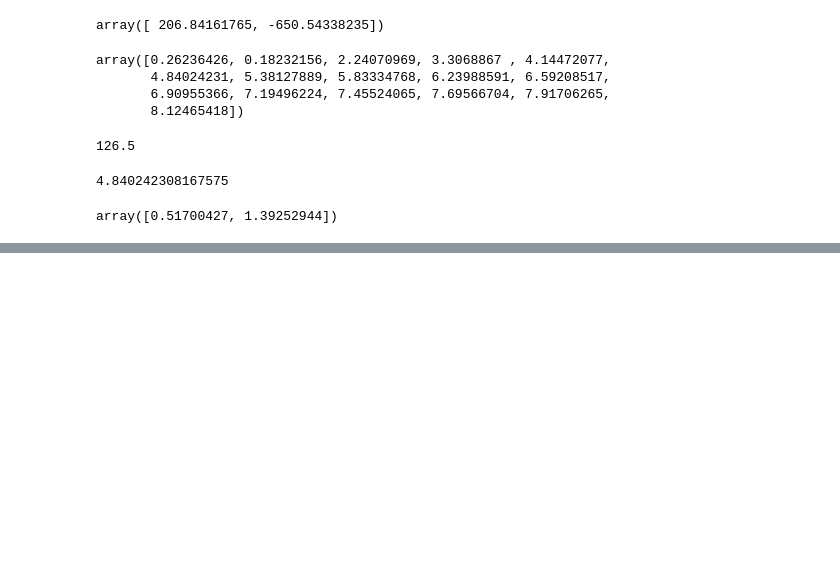
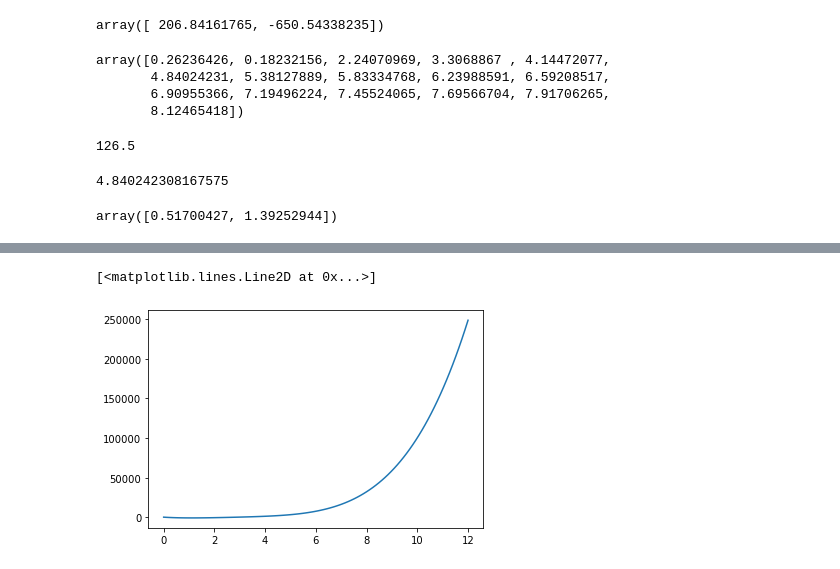
Before and after one commit to Willie2511/Machine-Learning-and-Statistics, a Jupyter notebook: exercises/03. Parameters - Exercises.ipynb, the cells around one changed output, grey strips where cells are left out. Cells and saved outputs as stored; diff of their text form; code cells hidden in the pictures; blank space fills up the shorter version.

```diff
--- a/exercises/03. Parameters - Exercises.ipynb
+++ b/exercises/03. Parameters - Exercises.ipynb
@@ -45,0 +63,3 @@ array([0.51700427, 1.39252944])
+# %%
+x2 = [0.0, 1.0, 2.0, 3.0, 4.0, 5.0, 6.0, 7.0, 8.0, 9.0, 10.0, 11.0, 12.0]
+y2 = [5.7, 16.6, 58.0, 278.9, 1069.3, 3181.4, 7844.3, 16883.9, 32854.9, 59144.2, 100106.7, 161166.3, 248958.6]
@@ -45,0 +74,8 @@ array([0.51700427, 1.39252944])
+# %%
+from numpy.polynomial import Polynomial
+
+p = Polynomial.fit(x2, y2, 4)
+plt.plot(*p.linspace())
+# %% [output]
+[<matplotlib.lines.Line2D at 0x...>]
+[figure, added]
```
Also changed, not shown: parts of 3 cells of this notebook, 1 other file.
